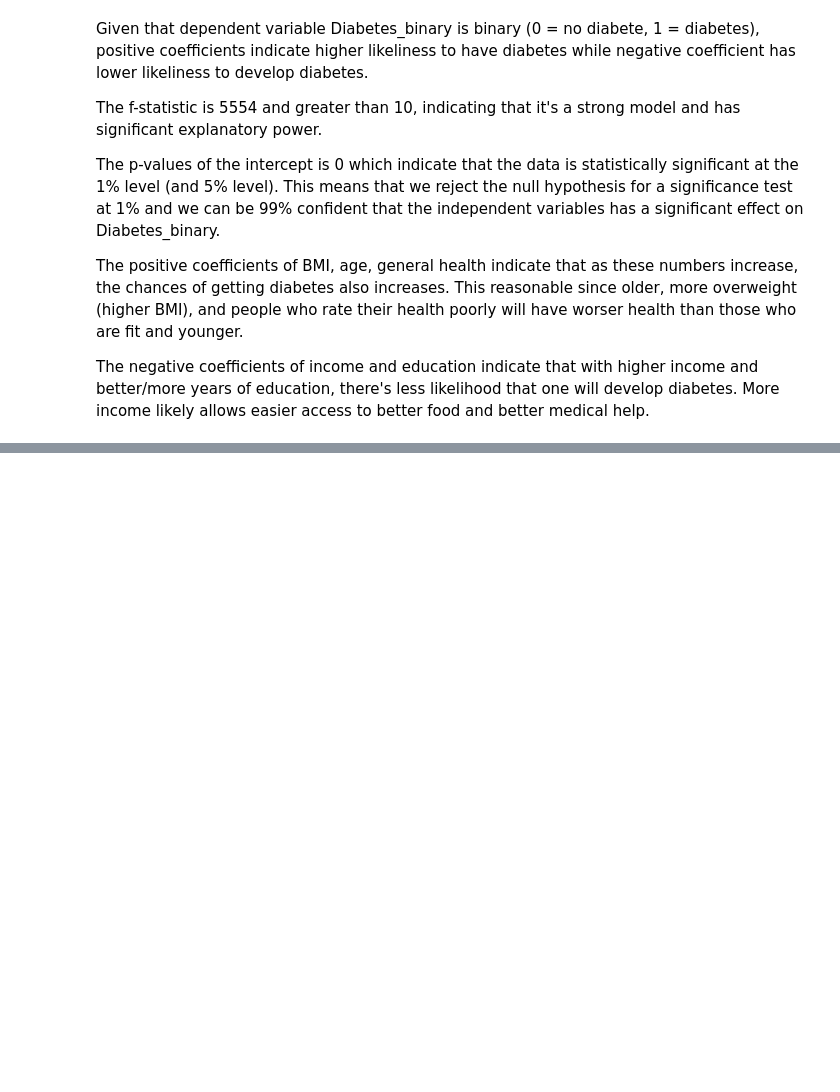
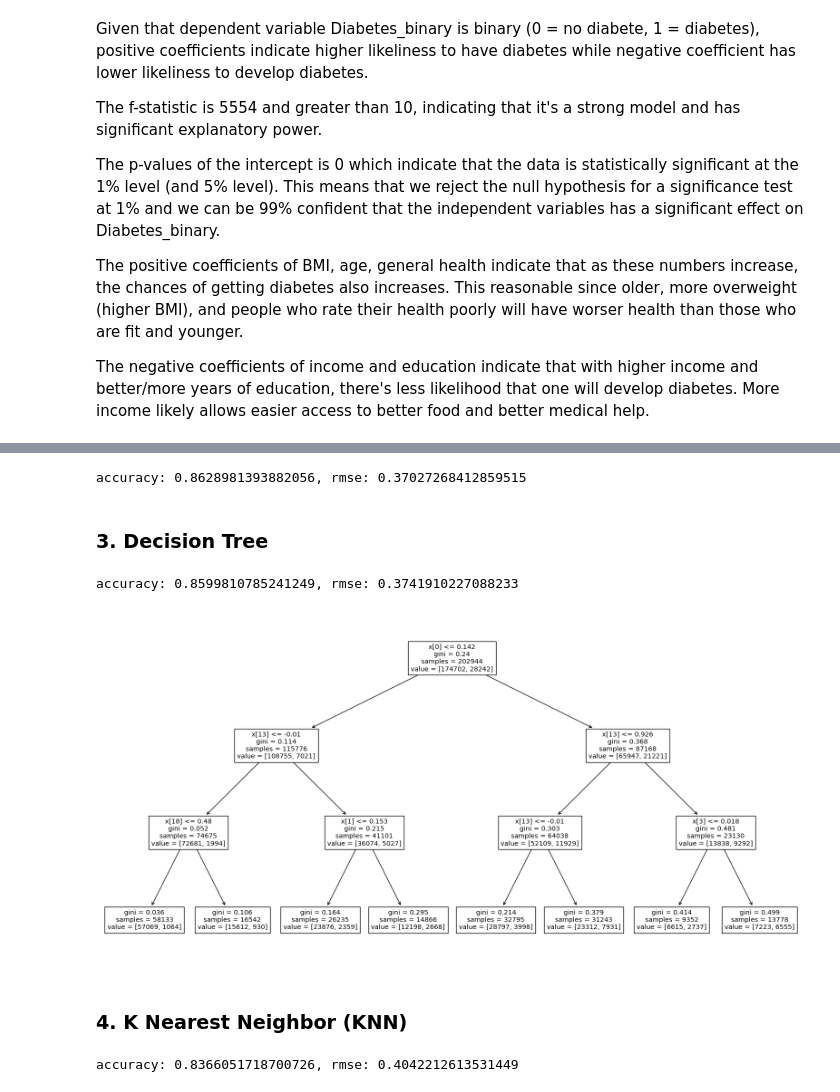
Before and after one commit to UCB-stat-159-s23/project-group25, a Jupyter notebook: notebooks/main.ipynb, the cells around one changed output, grey strips where cells are left out. Saved outputs shown, nothing was run; the diff lists cells and outputs as text; code cells hidden in the pictures; blank space fills up the shorter version.

Commit message:
modified EDA part and generated classification models in main

```diff
--- a/notebooks/main.ipynb
+++ b/notebooks/main.ipynb
@@ -133,0 +125,39 @@ The negative coefficients of income and education indicate that with higher inco
+# %%
+# Model accuracy evaluation
+logis_model_accuracy = accuracy_score(y_test, logis_model_pred)
+logis_model_rmse = mean_squared_error(y_test, logis_model_pred)**0.5
+print(f'accuracy: {logis_model_accuracy}, rmse: {logis_model_rmse}')
+# %% [output]
+accuracy: 0.8628981393882056, rmse: 0.37027268412859515
+# %% [markdown]
+### 3. Decision Tree
+# %%
+# Training preparation and train-test split
+X = diabetes_binary_dataset.drop(['Diabetes_binary'], axis = 1)
+y = diabetes_binary_dataset['Diabetes_binary']
+X_train, X_test, y_train, y_test = train_test_split(X, y, test_size=0.2, random_state=159)
+# %%
+# Model training and prediction
+scaler = StandardScaler()
+scaler.fit(X_train)
+X_train = scaler.transform(X_train)
+X_test = scaler.transform(X_test)
+dt_model = DecisionTreeClassifier(max_depth = 3)
+dt_model.fit(X_train, y_train)
+dt_model_pred = dt_model.predict(X_test)
+# %%
+# Model accuracy evaluation
+dt_model_accuracy = accuracy_score(y_test, dt_model_pred)
+dt_model_rmse = mean_squared_error(y_test, dt_model_pred)**0.5
+print(f'accuracy: {dt_model_accuracy}, rmse: {dt_model_rmse}')
+# %% [output]
+accuracy: 0.8599810785241249, rmse: 0.3741910227088233
+# %%
+# plotting decision tree classifier
+plt.figure(figsize = (20,10))
+tree.plot_tree(dt_model)
+plt.show()
+# %% [output]
+[figure, added]
+# %% [markdown]
+### 4. K Nearest Neighbor (KNN)
@@ -134,3 +178,10 @@ The negative coefficients of income and education indicate that with higher inco
+# %%
+# Model accuracy evaluation
+knn_model_accuracy = accuracy_score(y_test, knn_model_pred)
+knn_model_rmse = mean_squared_error(y_test, knn_model_pred)**0.5
+print(f'accuracy: {knn_model_accuracy}, rmse: {knn_model_rmse}')
+# %% [output]
+accuracy: 0.8366051718700726, rmse: 0.4042212613531449
 # %% [markdown]
 # Author Contributions Statement
 
```
Also changed, not shown: parts of 20 cells of this notebook, 1 other file.
